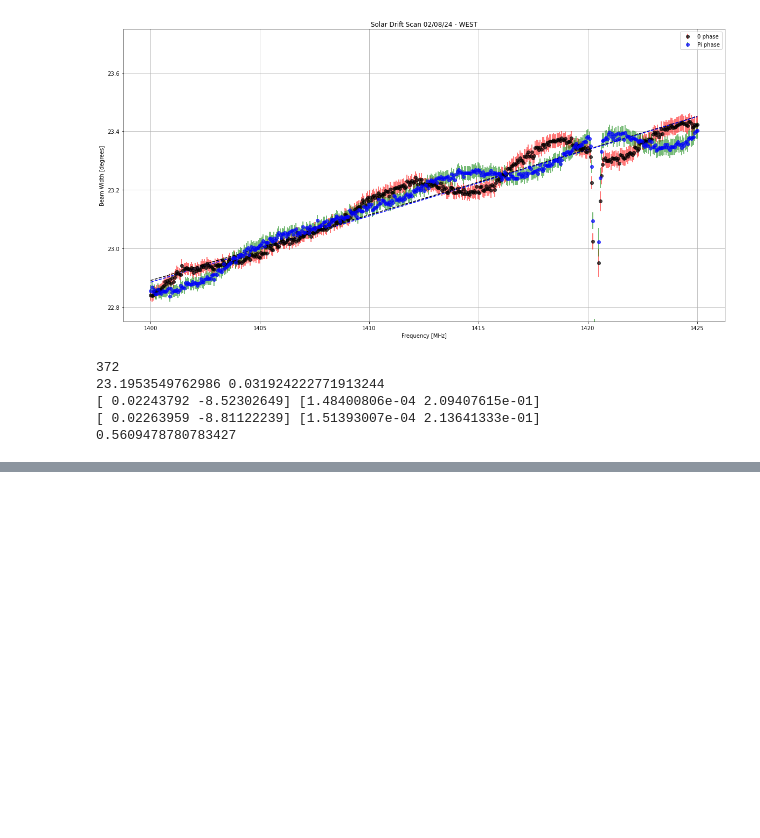
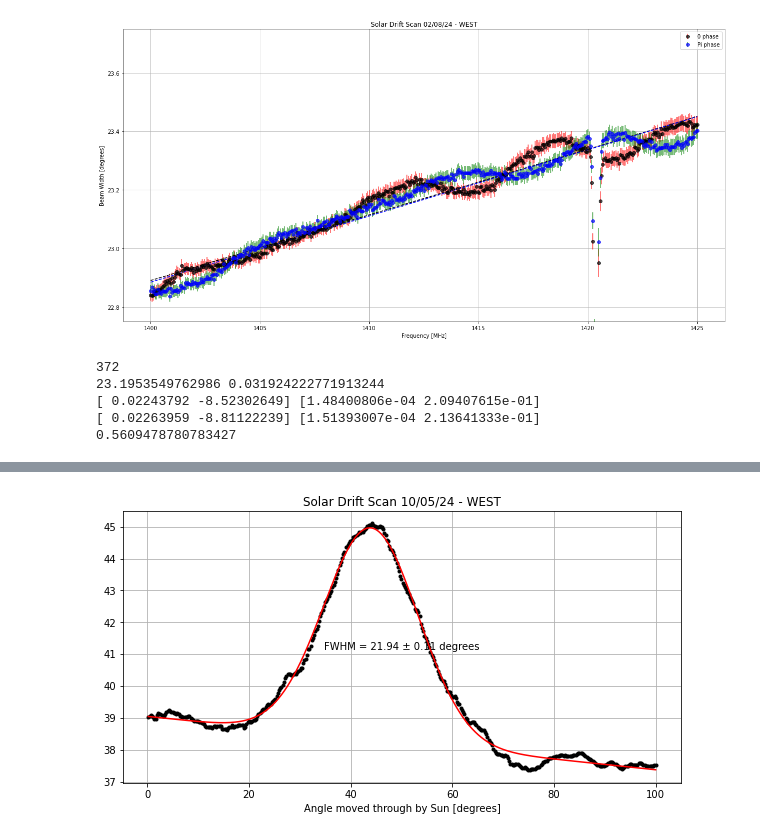
Before and after one commit to louis-hurrey/L-BASS, a Jupyter notebook: solar_transit_louis.ipynb, the cells around one changed output, grey strips where cells are left out. Cells and saved outputs as stored; diff of their text form; code cells hidden in the pictures; blank space fills up the shorter version.

Commit message:
s6, s8, solar drift peaks

```diff
--- a/solar_transit_louis.ipynb
+++ b/solar_transit_louis.ipynb
@@ -457,0 +460,94 @@ print(line_fit_0[0]*25)
+# %%
+t30, pwr30 = transits[0].get_data()
+t31, pwr31 = transits[1].get_data()
+t2, pwr2 = transits[2].get_data()
+t10, pwr10 = transits[3].get_data()
+t11, pwr11 = transits[4].get_data()
+
+tot_pwr30 = np.average(pwr30[1,10:,112:567], axis=1)
+tot_pwr31 = np.average(pwr31[1,:320,112:567], axis=1)
+tot_pwr2 = np.average(pwr2[3,20:340,112:567], axis=1)
+tot_pwr10 = np.average(pwr10[3,:,112:567], axis=1)
+tot_pwr11 = np.average(pwr11[3,:,112:567], axis=1)
+
+angle30 = np.cos(transits[0].dec_mid*np.pi/180)*np.linspace(1,len(tot_pwr30),len(tot_pwr30)) * 360/(60*24)
+angle31 = np.cos(transits[1].dec_mid*np.pi/180)*np.linspace(1,len(tot_pwr31),len(tot_pwr31)) * 360/(60*24)
+angle2 = np.cos(transits[2].dec_mid*np.pi/180)*np.linspace(1,len(tot_pwr2),len(tot_pwr2)) * 360/(60*24)
+angle10 = np.cos(transits[3].dec_mid*np.pi/180)*np.linspace(1,len(tot_pwr10),len(tot_pwr10)) * 360/(60*24)
+angle11 = np.cos(transits[4].dec_mid*np.pi/180)*np.linspace(1,len(tot_pwr11),len(tot_pwr11)) * 360/(60*24)
+
+popt30, pcov30 = gaussian_with_baseline_fitting(angle30, tot_pwr30)
+popt31, pcov31 = gaussian_with_baseline_fitting(angle31, tot_pwr31)
+popt2, pcov2 = gaussian_with_baseline_fitting(angle2, tot_pwr2)
+popt10, pcov10 = gaussian_with_baseline_fitting(angle10, tot_pwr10)
+popt11, pcov11 = gaussian_with_baseline_fitting(angle11, tot_pwr11)
+
+fwhm30 = popt30[2]
+fwhm_error30 = np.sqrt(np.diag(pcov30)[2])
+fwhm31 = popt31[2]
+fwhm_error31 = np.sqrt(np.diag(pcov31)[2])
+fwhm2 = popt2[2]
+fwhm_error2 = np.sqrt(np.diag(pcov2)[2])
+fwhm10 = popt10[2]
+fwhm_error10 = np.sqrt(np.diag(pcov10)[2])
+fwhm11 = popt11[2]
+fwhm_error11 = np.sqrt(np.diag(pcov11)[2])
+
+plt.figure(figsize=(10, 5))
+plt.plot(angle10, tot_pwr10, "k.")
+plt.plot(np.linspace(np.min(angle10), np.max(angle10), 1000), gaussian_with_baseline(np.linspace(np.min(angle10), np.max(angle10), 1000), *popt10), "r")
+plt.xlabel('Angle moved through by Sun [degrees]')
+#plt.ylabel('Normalised Power')
+plt.grid(True)
+plt.title("Solar Drift Scan 10/05/24 - WEST")
+plt.annotate(f"FWHM = {fwhm10:.2f} ± {fwhm_error10:.2f} degrees", (0.5, 0.5), xycoords='axes fraction', ha='center', va='center')
+plt.show()
+
+plt.figure(figsize=(10, 5))
+plt.plot(angle11, tot_pwr11, "k.")
+plt.plot(np.linspace(np.min(angle11), np.max(angle11), 1000), gaussian_with_baseline(np.linspace(np.min(angle11), np.max(angle11), 1000), *popt11), "r")
+plt.xlabel('Angle moved through by Sun [degrees]')
+#plt.ylabel('Normalised Power')
+plt.grid(True)
+plt.title("Solar Drift Scan 11/05/24 - WEST")
+plt.annotate(f"FWHM = {fwhm11:.2f} ± {fwhm_error11:.2f} degrees", (0.5, 0.5), xycoords='axes fraction', ha='center', va='center')
+plt.show()
+
+plt.figure(figsize=(10, 5))
+plt.plot(angle30, tot_pwr30, "k.")
+plt.plot(np.linspace(np.min(angle30), np.max(angle30), 1000), gaussian_with_baseline(np.linspace(np.min(angle30), np.max(angle30), 1000), *popt30), "r")
+plt.xlabel('Angle moved through by Sun [degrees]')
+#plt.ylabel('Normalised Power')
+plt.grid(True)
+plt.title("Solar Drift Scan 30/07/24 - EAST")
+plt.annotate(f"FWHM = {fwhm30:.2f} ± {fwhm_error30:.2f} degrees", (0.5, 0.5), xycoords='axes fraction', ha='center', va='center')
+plt.show()
+
+plt.figure(figsize=(10, 5))
+plt.plot(angle31, tot_pwr31, "k.")
+plt.plot(np.linspace(np.min(angle31), np.max(angle31), 1000), gaussian_with_baseline(np.linspace(np.min(angle31), np.max(angle31), 1000), *popt31), "r")
+plt.xlabel('Angle moved through by Sun [degrees]')
+#plt.ylabel('Normalised Power')
+plt.grid(True)
+plt.title("Solar Drift Scan 31/07/24")
+plt.annotate(f"FWHM = {fwhm31:.2f} ± {fwhm_error31:.2f} degrees", (0.5, 0.5), xycoords='axes fraction', ha='center', va='center')
+plt.show()
+
+plt.figure(figsize=(10, 5))
+plt.plot(angle2, tot_pwr2, "k.")
+plt.plot(np.linspace(np.min(angle2), np.max(angle2), 1000), gaussian_with_baseline(np.linspace(np.min(angle2), np.max(angle2), 1000), *popt2), "r")
+plt.xlabel('Angle moved through by Sun [degrees]')
+#plt.ylabel('Normalised Power')
+plt.grid(True)
+plt.title("Solar Drift Scan 02/08/24 - WEST")
+plt.annotate(f"FWHM = {fwhm2:.2f} ± {fwhm_error2:.2f} degrees", (0.5, 0.5), xycoords='axes fraction', ha='center', va='center')
+plt.show()
+
+print("Peak of solar scan Gaussian - baseline:")
+print("10/05/24: ", np.max(tot_pwr10) - (popt10[4]*angle10[np.argmax(tot_pwr10)] + popt10[3]))
+print("11/05/24: ", np.max(tot_pwr11) - (popt11[4]*angle11[np.argmax(tot_pwr11)] + popt11[3]))
+print("30/07/24: ", np.max(tot_pwr30) - (popt30[4]*angle30[np.argmax(tot_pwr30)] + popt30[3]))
+print("31/07/24: ", np.max(tot_pwr31) - (popt31[4]*angle31[np.argmax(tot_pwr31)] + popt31[3]))
+print("02/08/24: ", np.max(tot_pwr2) - (popt2[4]*angle2[np.argmax(tot_pwr2)] + popt2[3]))
+# %% [output]
+[figure, added]
```
Also changed, not shown: parts of 2 cells of this notebook, 4 other files.
